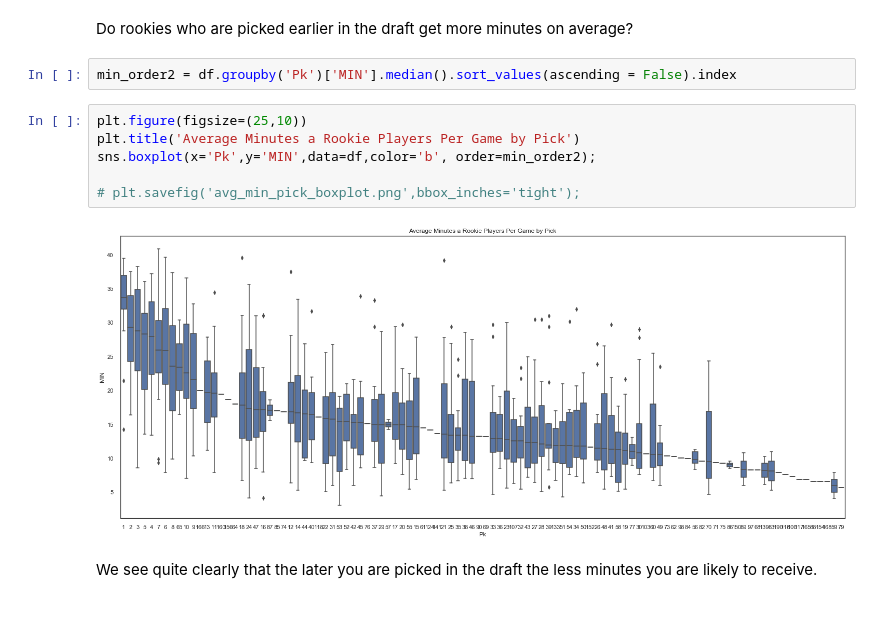
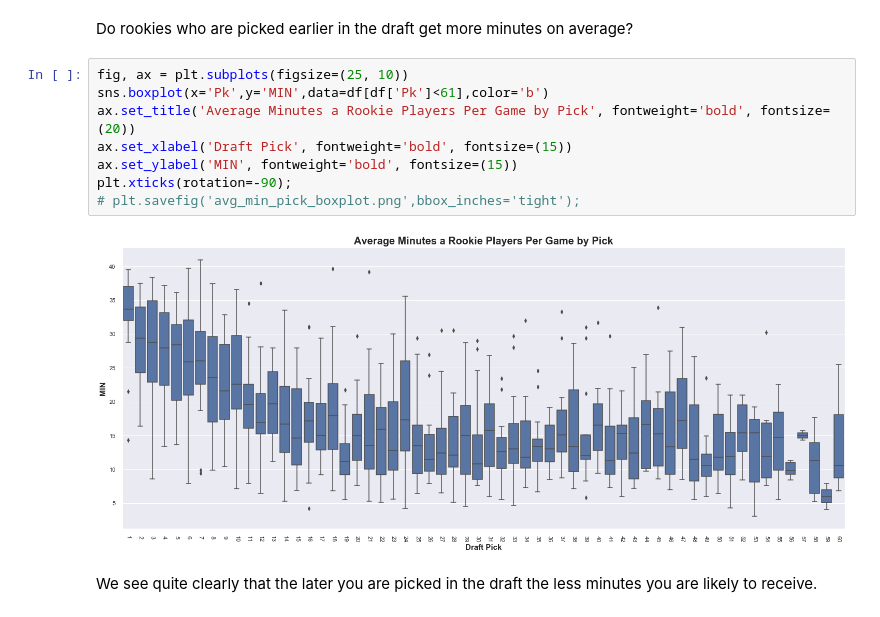
Before and after one commit to dhcho0622/Dan-Avi-NBA-Project, a Jupyter notebook: Data Cleaning, EDA, Engineering, Modeling.ipynb, the cells around one changed output. Saved outputs shown, nothing was run; the diff lists cells and outputs as text.

```diff
--- a/Data Cleaning, EDA, Engineering, Modeling.ipynb
+++ b/Data Cleaning, EDA, Engineering, Modeling.ipynb
@@ -536,16 +536,16 @@ sns.boxplot(x='Team',y='MIN',data=df,color='b', order=min_order);
 The chart above breaks down the teams that give more minutes to rookies.
 # %% [markdown]
 Do rookies who are picked earlier in the draft get more minutes on average?
-# %%
-min_order2 = df.groupby('Pk')['MIN'].median().sort_values(ascending = False).index
-# %%
-plt.figure(figsize=(25,10))
-plt.title('Average Minutes a Rookie Players Per Game by Pick')
-sns.boxplot(x='Pk',y='MIN',data=df,color='b', order=min_order2);
-
-# plt.savefig('avg_min_pick_boxplot.png',bbox_inches='tight');
-# %% [output]
-[figure, removed]
+# %%
+fig, ax = plt.subplots(figsize=(25, 10))
+sns.boxplot(x='Pk',y='MIN',data=df[df['Pk']<61],color='b')
+ax.set_title('Average Minutes a Rookie Players Per Game by Pick', fontweight='bold', fontsize=(20))
+ax.set_xlabel('Draft Pick', fontweight='bold', fontsize=(15))
+ax.set_ylabel('MIN', fontweight='bold', fontsize=(15))
+plt.xticks(rotation=-90);
+# plt.savefig('avg_min_pick_boxplot.png',bbox_inches='tight');
+# %% [output]
+[figure, added]
 # %% [markdown]
 We see quite clearly that the later you are picked in the draft the less minutes you are likely to receive.
 # %% [markdown]
```
Also changed, not shown: parts of 11 cells of this notebook.
